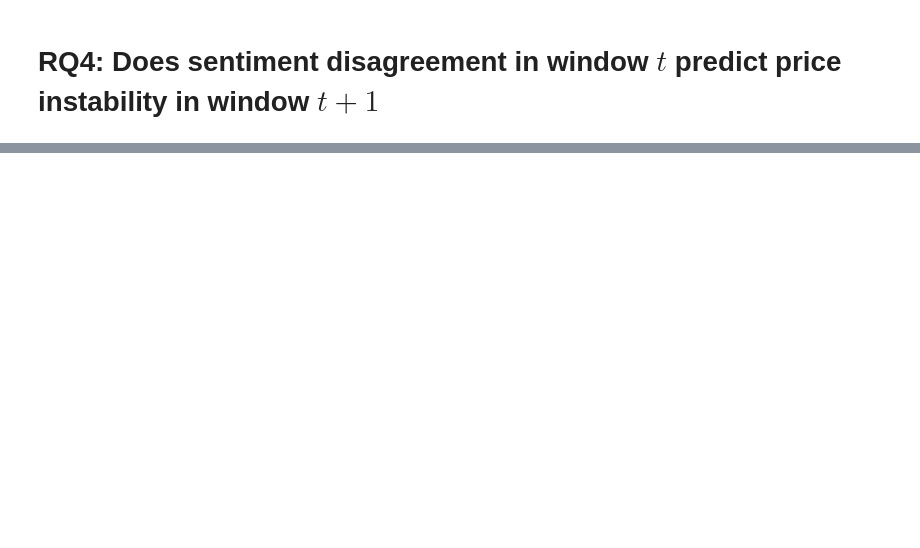
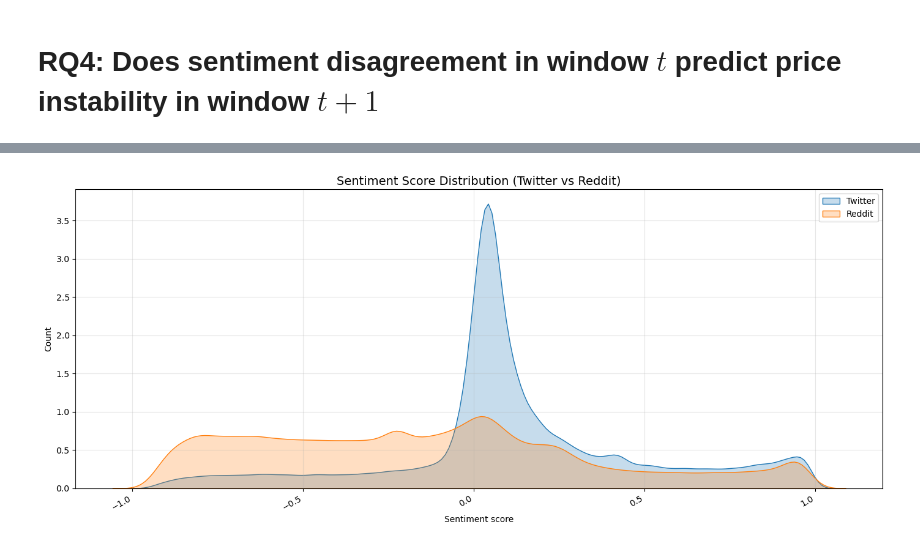
Before and after one commit to arkdong/SDA25_Group11, a Jupyter notebook: notebook/RQ4.ipynb, the cells around one changed output, grey strips where cells are left out. Saved outputs shown, nothing was run; the diff lists cells and outputs as text; code cells hidden in the pictures; blank space fills up the shorter version.

Commit message:
Add EDA for sentiment of twitter and reddit

```diff
--- a/notebook/RQ4.ipynb
+++ b/notebook/RQ4.ipynb
@@ -17,12 +20,20 @@ importlib.reload(data)
 import polars as pl
 import math
 import matplotlib.pyplot as plt
+from datetime import datetime
+import numpy as np
+import statsmodels.api as sm
+import seaborn as sns
 
-def _apply_common_style(title: str, xlabel: str = "Date", ylabel: str = ""):
+
+def apply_common_style(title: str, xlabel: str = "Date", ylabel: str = ""):
+    # General Style for Matplotlib
     plt.title(title, fontsize=14)
     plt.xlabel(xlabel)
     plt.ylabel(ylabel)
     plt.grid(True, alpha=0.3)
     plt.gcf().autofmt_xdate()
+    plt.legend()
     plt.tight_layout()
+    plt.show()
 # %% [markdown]
@@ -38 +48,11 @@ df_reddit = data.load_data_sentiment("../data/reddit_training.csv")
+# %%
+def prepare(df: pl.DataFrame):
+    return (
+        df.select(["timestamp", "sentiment_score"])
+             .drop_nulls("sentiment_score")
+             .with_columns(
+                 pl.col("timestamp").dt.date().alias("date"),
+                 pl.col("sentiment_score").alias("score"),
+         )
+    )
 # %% [markdown]
@@ -41,56 +107,18 @@ We can make some plots to show the raw sentiment data for both Twitter and Reddi
 # %%
-def plot_raw_sentiment(df_tweets: pl.DataFrame, df_reddit: pl.DataFrame):
+def plot_sentiment_distributions(df_tweets: pl.DataFrame, df_reddit: pl.DataFrame):
     """Basic plots for raw tweets & reddit sentiment."""
-    # Prepare
-    tw = (
-        df_tweets.select(["timestamp", "sentiment_score"])
-                 .drop_nulls("sentiment_score")
-                 .with_columns(
-                     pl.col("timestamp").dt.date().alias("date"),
-                     pl.col("sentiment_score").alias("score"),
-                 )
-    )
-    rd = (
-        df_reddit.select(["timestamp", "sentiment_score"])
-                 .drop_nulls("sentiment_score")
-                 .with_columns(
-                     pl.col("timestamp").dt.date().alias("date"),
-                     pl.col("sentiment_score").alias("score"),
-                 )
-    )
+    tw_pd = prepare(df_tweets).to_pandas()
+    rd_pd = prepare(df_reddit).to_pandas()
+    plt.figure(figsize=(14, 6))
+    sns.kdeplot(tw_pd["score"], fill=True, label="Twitter")
+    sns.kdeplot(rd_pd["score"], fill=True, label="Reddit")
 
-    tw_pd = tw.to_pandas()
-    rd_pd = rd.to_pandas()
-
-    # 1) Histogram of sentiment (same style: figsize, grid, etc.)
-    plt.figure(figsize=(14, 6))
-    plt.hist(tw_pd["score"], bins=50, alpha=0.5, label="Twitter")
-    plt.hist(rd_pd["score"], bins=50, alpha=0.5, label="Reddit")
-    _apply_common_style(
+    apply_common_style(
         "Sentiment Score Distribution (Twitter vs Reddit)",
         xlabel="Sentiment score",
         ylabel="Count",
     )
-    plt.legend()
-    plt.show()
 
-    # 2) Daily mean sentiment over time (Twitter vs Reddit)
-    tw_daily = tw.group_by("date").agg(pl.col("score").mean().alias("mean_score")).sort("date")
-    rd_daily = rd.group_by("date").agg(pl.col("score").mean().alias("mean_score")).sort("date")
-
-    tw_daily_pd = tw_daily.to_pandas()
-    rd_daily_pd = rd_daily.to_pandas()
-
-    plt.figure(figsize=(14, 6))
-    plt.plot(tw_daily_pd["date"], tw_daily_pd["mean_score"],
-             linewidth=1, alpha=0.8, label="Twitter mean")
-    plt.plot(rd_daily_pd["date"], rd_daily_pd["mean_score"],
-             linewidth=1, alpha=0.8, label="Reddit mean")
-
-    _apply_common_style(
-        "Daily Mean Sentiment (Twitter vs Reddit)",
-        xlabel="Date",
-        ylabel="Mean sentiment",
-    )
-    plt.legend()
-    plt.show()
+plot_sentiment_distributions(df_tweets, df_reddit)
+# %% [output]
+[figure, added]
```
Also changed, not shown: parts of 42 cells of this notebook.
